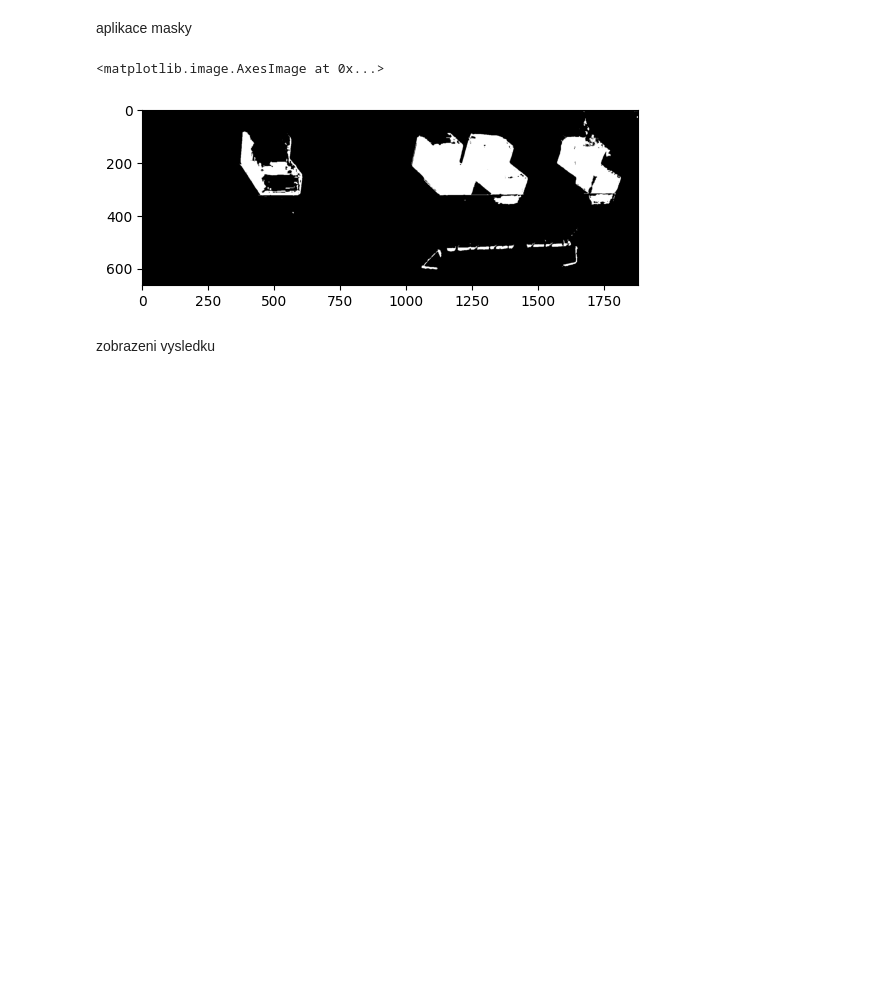
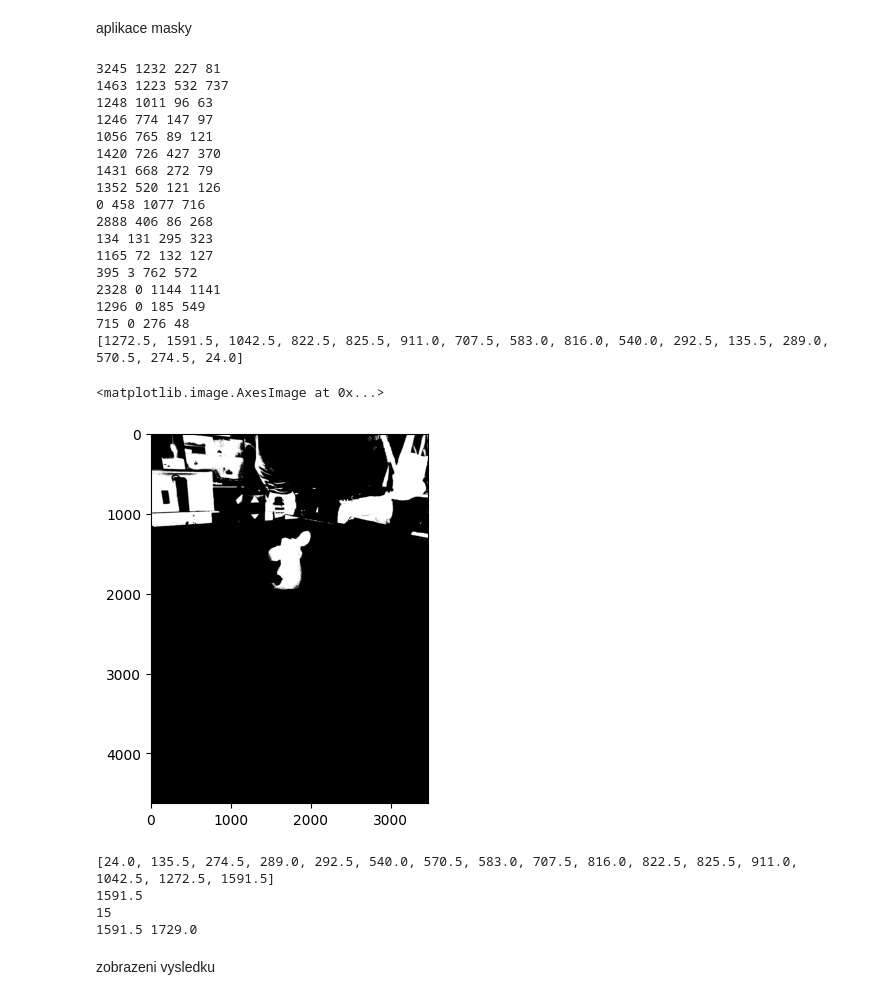
Before and after one commit to KrivkaJ/ESP32CAM_object-detection, a Jupyter notebook: red_box_finder.ipynb, the cells around one changed output. Saved outputs shown, nothing was run; the diff lists cells and outputs as text; code cells hidden in the pictures; blank space fills up the shorter version.

```diff
--- a/red_box_finder.ipynb
+++ b/red_box_finder.ipynb
@@ -10,12 +10,12 @@ import matplotlib.pyplot as plt
 # %% [markdown]
 nastaveni thasholdu pro danou barvu co hledam
 # %%
-low = np.array([160,50,100])#deafult 160,50,100
-high = np.array([190,255,255])
+low = np.array([0,0,0])#deafult 160,50,100
+high = np.array([255,255,60])
 # %% [markdown]
 nacteni obrazku
 # %%
-img = cv2.imread('obr4.jpg')
+img = cv2.imread('420.jpg')
 plt.imshow(cv2.cvtColor(img, cv2.COLOR_BGR2RGB))
 # %% [output]
 <matplotlib.image.AxesImage at 0x...>
@@ -23,18 +32,68 @@ plt.imshow(cv2.cvtColor(img, cv2.COLOR_BGR2RGB))
 # %% [markdown]
 aplikace masky
 # %%
+cordinates = []
+cor = []
 img = cv2.cvtColor(img, cv2.COLOR_BGR2HSV)
 mask = cv2.inRange(img,low,high)
 contours, hierarchy = cv2.findContours(mask, cv2.RETR_EXTERNAL, cv2.CHAIN_APPROX_SIMPLE )
 if len(contours) != 0:
     for contour in contours:
-        if cv2.contourArea(contour) > 5000:
+        if (cv2.contourArea(contour) > 2000) and (cv2.contourArea(contour) < 2000000):
             x,y,w,h = cv2.boundingRect(contour)
             cv2.rectangle(img, (x,y),(x+w,y+h),(0,255,255),5)
+            print(x,y,w,h)
+            xs = x + w/2
+            ys = y + h/2
+            c= ys,xs
+            cordinates.append(ys)
+            cor.append(c)
+print(cordinates)
+
 plt.imshow(cv2.cvtColor(mask, cv2.COLOR_BGR2RGB))
 # %% [output]
-<matplotlib.image.AxesImage at 0x...>
+3245 1232 227 81
+1463 1223 532 737
+1248 1011 96 63
+1246 774 147 97
+1056 765 89 121
+1420 726 427 370
+1431 668 272 79
+1352 520 121 126
+0 458 1077 716
+2888 406 86 268
+134 131 295 323
+1165 72 132 127
+395 3 762 572
+2328 0 1144 1141
+1296 0 185 549
+715 0 276 48
+[1272.5, 1591.5, 1042.5, 822.5, 825.5, 911.0, 707.5, 583.0, 816.0, 540.0, 292.5, 135.5, 289.0, 570.5, 274.5, 24.0]
+<matplotlib.image.AxesImage at 0x...>
-[figure, old version]
+[figure, new version]
+# %%
+#vypocet
+xx = img_width/2
+yy = img_height/2
+cordinates.sort()
+cor.sort()
+print(cordinates)
+def finde():
+    for value in cordinates:
+        if value >= yy:
+            return value
+    return cordinates[-1]
+yt = finde()
+print(yt)
+i = cordinates.index(yt)
+print(i)
+x,y = cor[i]
+print(x,y)
+# %% [output]
+[24.0, 135.5, 274.5, 289.0, 292.5, 540.0, 570.5, 583.0, 707.5, 816.0, 822.5, 825.5, 911.0, 1042.5, 1272.5, 1591.5]
+1591.5
+15
+1591.5 1729.0
 # %% [markdown]
 zobrazeni vysledku
 # %%
```
Also changed, not shown: parts of 3 cells of this notebook, 5 other files.
